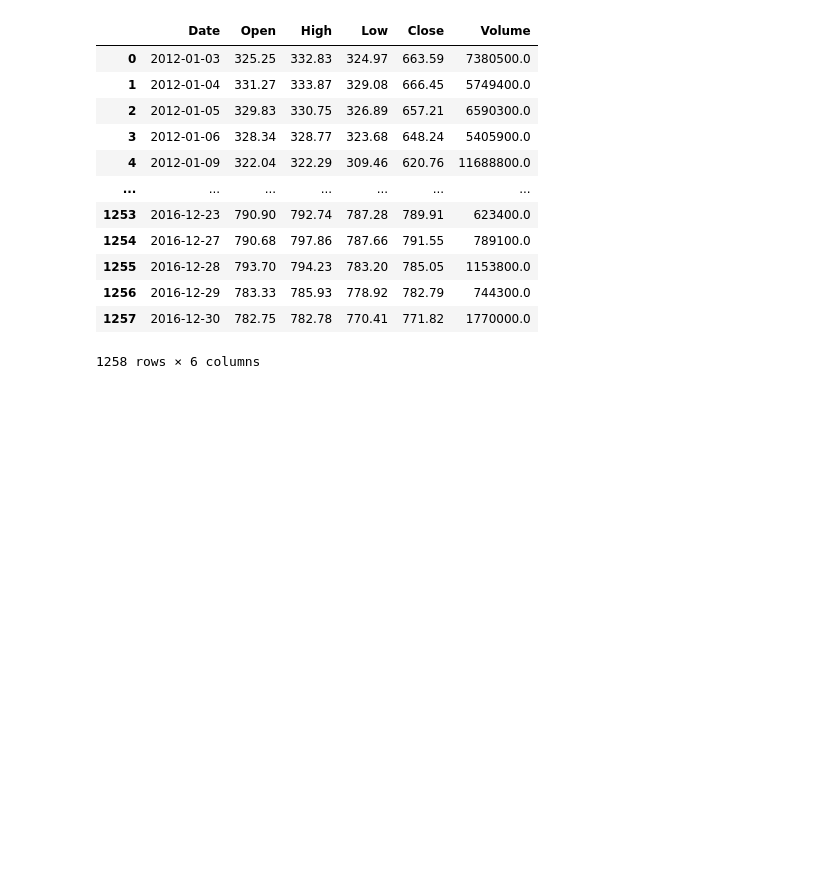
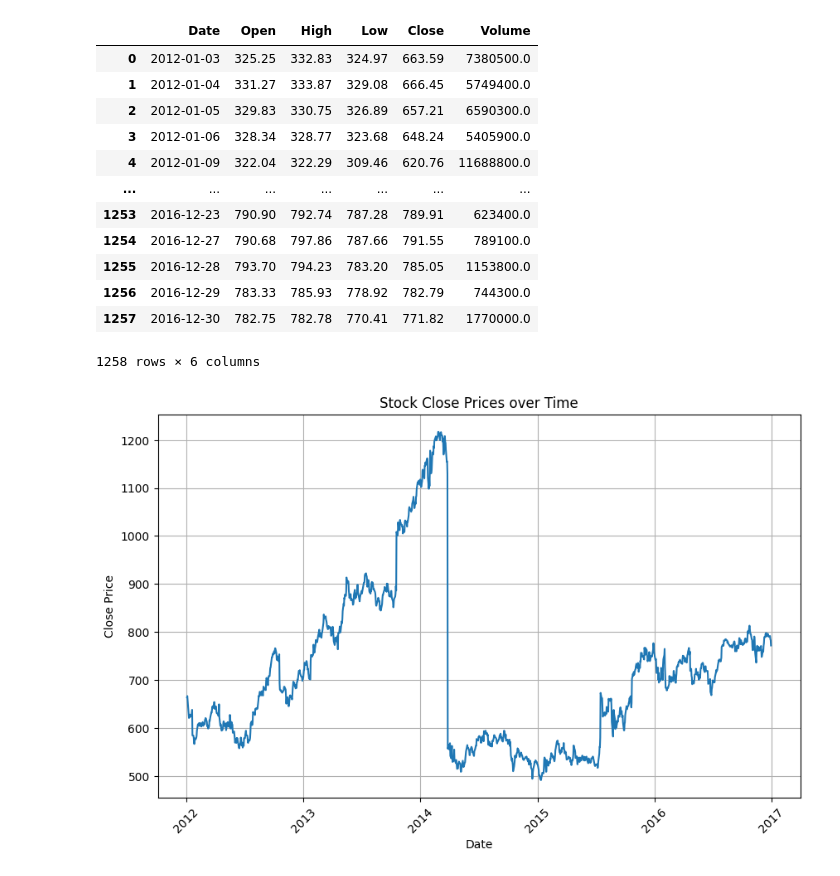
Before and after one commit to AbdulManaf12/Stock-Market-Prediction, a Jupyter notebook: Training file.ipynb, the cells around one changed output. Cells and saved outputs as stored; diff of their text form; code cells hidden in the pictures; blank space fills up the shorter version.

Commit message:
plotted the data

```diff
--- a/Training file.ipynb
+++ b/Training file.ipynb
@@ -81,3 +81,15 @@ original_data
 | 1256 | 2016-12-29 | 783.33 | 785.93 | 778.92 | 782.79 | 744300.0 |
 | 1257 | 2016-12-30 | 782.75 | 782.78 | 770.41 | 771.82 | 1770000.0 |
 1258 rows × 6 columns
+# %%
+# Plotting the graph
+plt.figure(figsize=(10, 6))  # Set the size of the figure
+plt.plot(original_data['Date'], original_data['Close'])  # Plotting Date on x-axis and Close on y-axis
+plt.title('Stock Close Prices over Time')  # Set the title of the plot
+plt.xlabel('Date')  # Set the label for the x-axis
+plt.ylabel('Close Price')  # Set the label for the y-axis
+plt.xticks(rotation=45)  # Rotate x-axis labels for better readability
+plt.grid(True)  # Add gridlines to the plot
+plt.show()  # Display the plot
+# %% [output]
+[figure, added]
```
